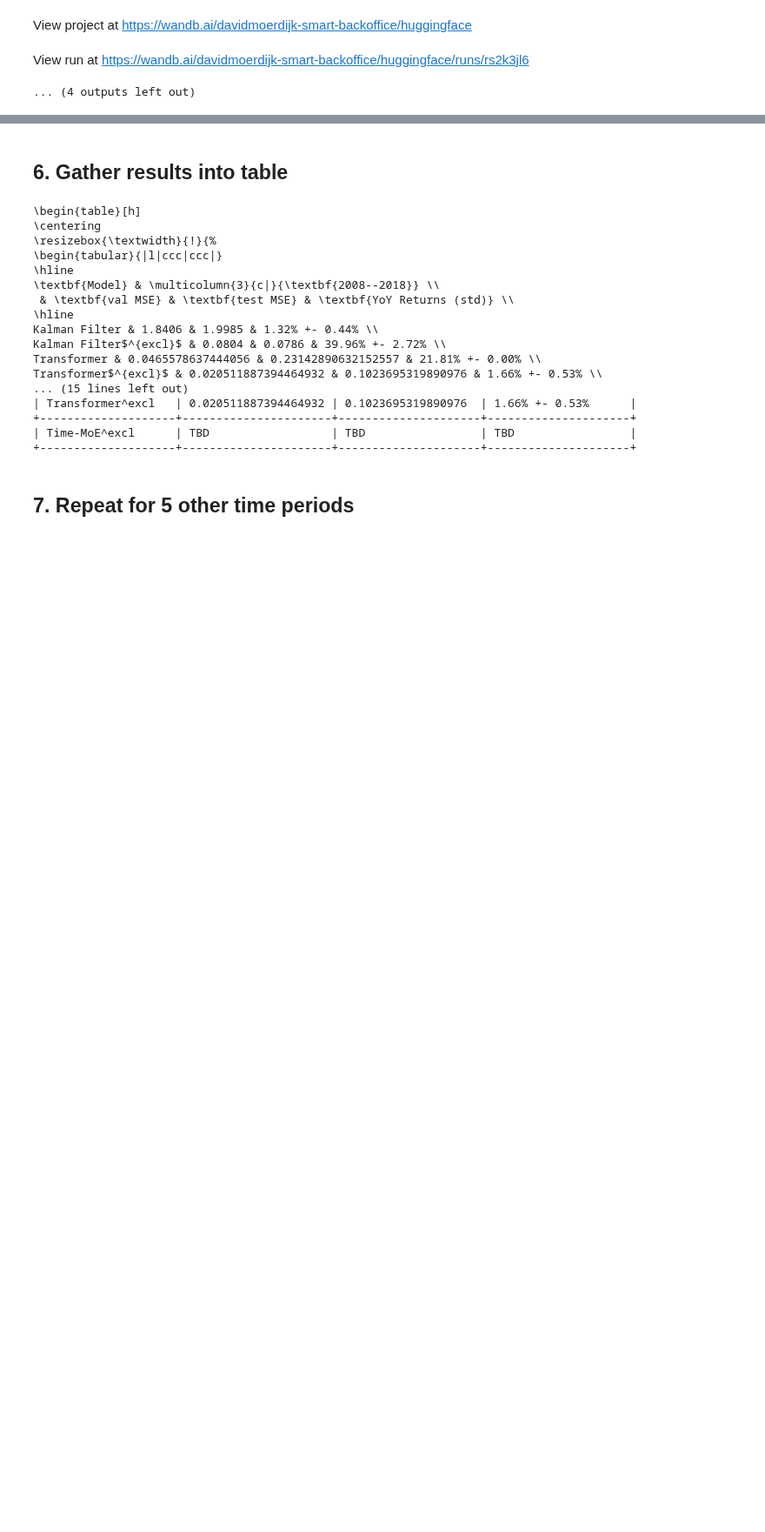
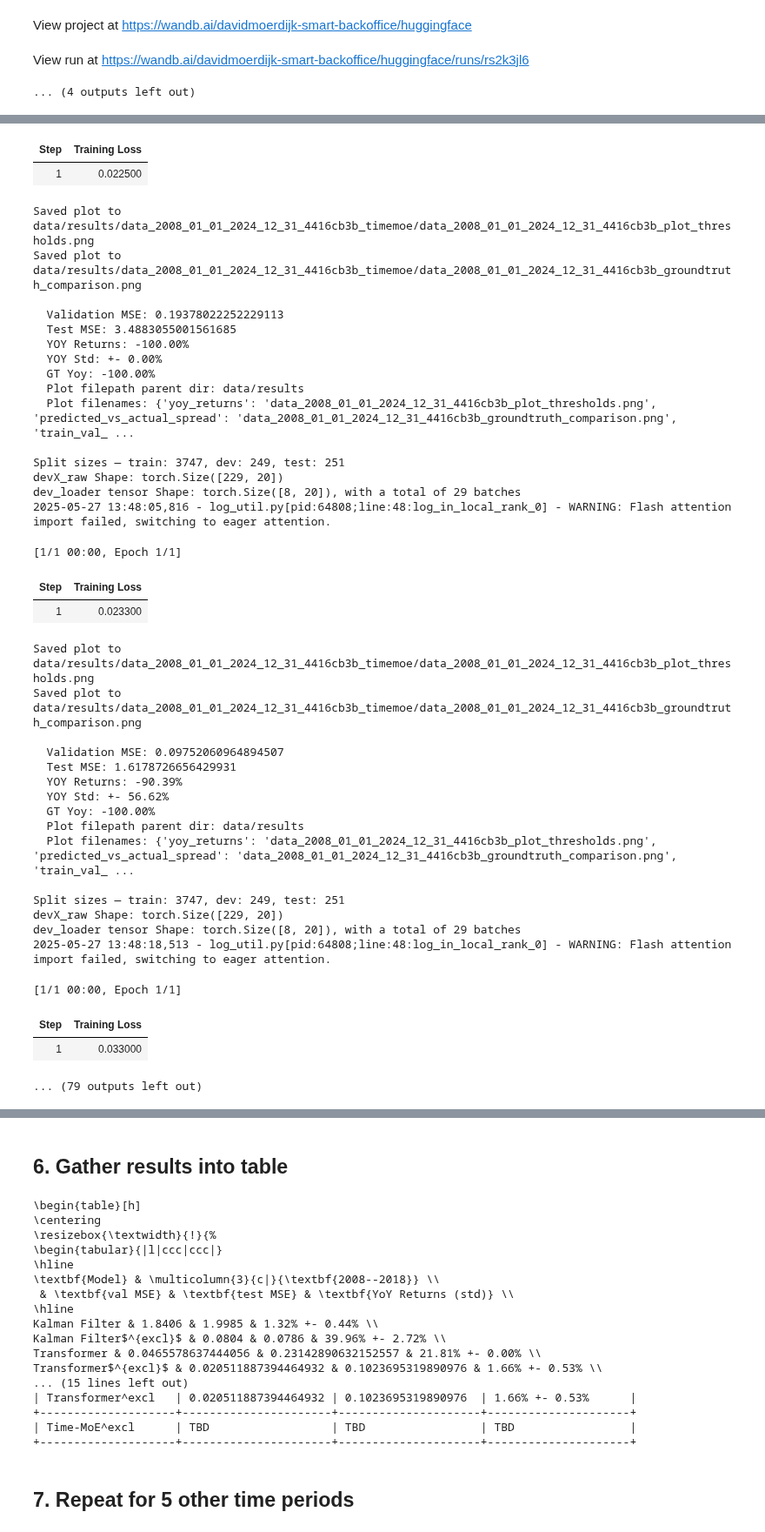
Before and after one commit to maviddoerdijk/bsc-thesis, a Jupyter notebook: exp/result.ipynb, the cells around one changed output, grey strips where cells are left out. Shown at 87% size. Drawn from its saved outputs; the diff is of its cells as text; code cells hidden in the pictures; blank space fills up the shorter version.

Commit message:
[result.ipynb] Gathered results for all 3 models, with Transformer only first 10 results and Time-MoE results still lacking coherence

```diff
--- a/exp/result.ipynb
+++ b/exp/result.ipynb
@@ -272,0 +440,19 @@ Plot filenames: {'yoy_returns': 'data_2008_10_01_2018_10_02_4416cb3b_plot_thresh
+# %%
+verbose = True
+
+results_transformer = []
+num_results = min(len(pairs_data_filtered), 10) # do last 20 at a later point in time
+for i in tqdm(range(num_results), desc = "Gathering [...]"):
+    ticker_a, ticker_b = pairs_data_filtered[i][0][0], pairs_data_filtered[i][0][1]
+    pair_tup_str_current = f"({ticker_a},{ticker_b})"
+    pairs_timeseries_df = combine_pairs_data(data_close_filtered_2, data_open_filtered_2, data_high_filtered_2, data_low_filtered_2, data_vol_filtered_2, ticker_a, ticker_b)
+    output_returns = get_gt_yoy_returns_test_dev(pairs_timeseries_df, dev_frac, train_frac, look_back=20)
+    gt_yoy, gt_yoy_for_dev_dataset = output_returns['gt_yoy_test'], output_returns['gt_yoy_dev']
+
+    # model-specific call
+    output_model = execute_transformer_workflow(pairs_timeseries_df, verbose=verbose, pair_tup_str=pair_tup_str_current, train_frac=train_frac, dev_frac=dev_frac, result_parent_dir="data/results", filename_base=_get_filename(startDateStr, endDateStr, instrumentIdsNASDAQandNYSE), epochs=400)
+
+    yoy_str = f"{output_model['yoy_mean'] * 100:.2f}% +- {output_model['yoy_std'] * 100:.2f}%"
+    returns_score = return_score(output_model['yoy_mean'], gt_yoy)
+    cointegration_score = pairs_data_filtered[i][1]
+    results_transformer.append((pair_tup_str_current, cointegration_score, output_model['val_mse'], output_model['test_mse'], yoy_str, gt_yoy, returns_score))  # (pair, val, test, yoy_str, gt_yoy, returns_score)
@@ -307,0 +534,22 @@ View run at https://wandb.ai/davidmoerdijk-smart-backoffice/huggingface/runs/rs2
+# %%
+verbose = True
+
+results_timemoe = []
+num_results = min(len(pairs_data_filtered), 30)
+for i in tqdm(range(num_results), desc = "Gathering [...]"):
+    ticker_a, ticker_b = pairs_data_filtered[i][0][0], pairs_data_filtered[i][0][1]
+    pair_tup_str_current = f"({ticker_a},{ticker_b})"
+    pairs_timeseries_df = combine_pairs_data(data_close_filtered_2, data_open_filtered_2, data_high_filtered_2, data_low_filtered_2, data_vol_filtered_2, ticker_a, ticker_b)
+    output_returns = get_gt_yoy_returns_test_dev(pairs_timeseries_df, dev_frac, train_frac, look_back=20)
+    gt_yoy, gt_yoy_for_dev_dataset = output_returns['gt_yoy_test'], output_returns['gt_yoy_dev']
+
+    # model-specific call
+    output_model = execute_timemoe_workflow(pairs_timeseries_df, verbose=verbose, result_parent_dir="data/results", filename_base=_get_filename(startDateStr, endDateStr, instrumentIdsNASDAQandNYSE), pair_tup_str=f"({ticker_a},{ticker_b})", load_finetuned=True, train_frac=train_frac, dev_frac=dev_frac)
+
+    yoy_str = f"{output_model['yoy_mean'] * 100:.2f}% +- {output_model['yoy_std'] * 100:.2f}%"
+    returns_score = return_score(output_model['yoy_mean'], gt_yoy)
+    cointegration_score = pairs_data_filtered[i][1]
+    results_timemoe.append((pair_tup_str_current, cointegration_score, output_model['val_mse'], output_model['test_mse'], yoy_str, gt_yoy, returns_score)) # (pair, val, test, yoy_str, gt_yoy, returns_score)
+
+print(results_to_ascii_table(results_timemoe))
+# %% [output]
@@ -307,0 +579,39 @@ View run at https://wandb.ai/davidmoerdijk-smart-backoffice/huggingface/runs/rs2
+| Step | Training Loss |
+| 1 | 0.022500 |
+Saved plot to data/results/data_2008_01_01_2024_12_31_4416cb3b_timemoe/data_2008_01_01_2024_12_31_4416cb3b_plot_thresholds.png
+Saved plot to data/results/data_2008_01_01_2024_12_31_4416cb3b_timemoe/data_2008_01_01_2024_12_31_4416cb3b_groundtruth_comparison.png
+
+  Validation MSE: 0.19378022252229113
+  Test MSE: 3.4883055001561685
+  YOY Returns: -100.00%
+  YOY Std: +- 0.00%
+  GT Yoy: -100.00%
+  Plot filepath parent dir: data/results
+  Plot filenames: {'yoy_returns': 'data_2008_01_01_2024_12_31_4416cb3b_plot_thresholds.png', 'predicted_vs_actual_spread': 'data_2008_01_01_2024_12_31_4416cb3b_groundtruth_comparison.png', 'train_val_ ...
+
+Split sizes — train: 3747, dev: 249, test: 251
+devX_raw Shape: torch.Size([229, 20])
+dev_loader tensor Shape: torch.Size([8, 20]), with a total of 29 batches
+2025-05-27 13:48:05,816 - log_util.py[pid:64808;line:48:log_in_local_rank_0] - WARNING: Flash attention import failed, switching to eager attention.
+[1/1 00:00, Epoch 1/1]
+| Step | Training Loss |
+| 1 | 0.023300 |
+Saved plot to data/results/data_2008_01_01_2024_12_31_4416cb3b_timemoe/data_2008_01_01_2024_12_31_4416cb3b_plot_thresholds.png
+Saved plot to data/results/data_2008_01_01_2024_12_31_4416cb3b_timemoe/data_2008_01_01_2024_12_31_4416cb3b_groundtruth_comparison.png
+
+  Validation MSE: 0.09752060964894507
+  Test MSE: 1.6178726656429931
+  YOY Returns: -90.39%
+  YOY Std: +- 56.62%
+  GT Yoy: -100.00%
+  Plot filepath parent dir: data/results
+  Plot filenames: {'yoy_returns': 'data_2008_01_01_2024_12_31_4416cb3b_plot_thresholds.png', 'predicted_vs_actual_spread': 'data_2008_01_01_2024_12_31_4416cb3b_groundtruth_comparison.png', 'train_val_ ...
+
+Split sizes — train: 3747, dev: 249, test: 251
+devX_raw Shape: torch.Size([229, 20])
+dev_loader tensor Shape: torch.Size([8, 20]), with a total of 29 batches
+2025-05-27 13:48:18,513 - log_util.py[pid:64808;line:48:log_in_local_rank_0] - WARNING: Flash attention import failed, switching to eager attention.
+[1/1 00:00, Epoch 1/1]
+| Step | Training Loss |
+| 1 | 0.033000 |
+... (79 outputs left out)
```
Also changed, not shown: parts of 15 cells of this notebook.
